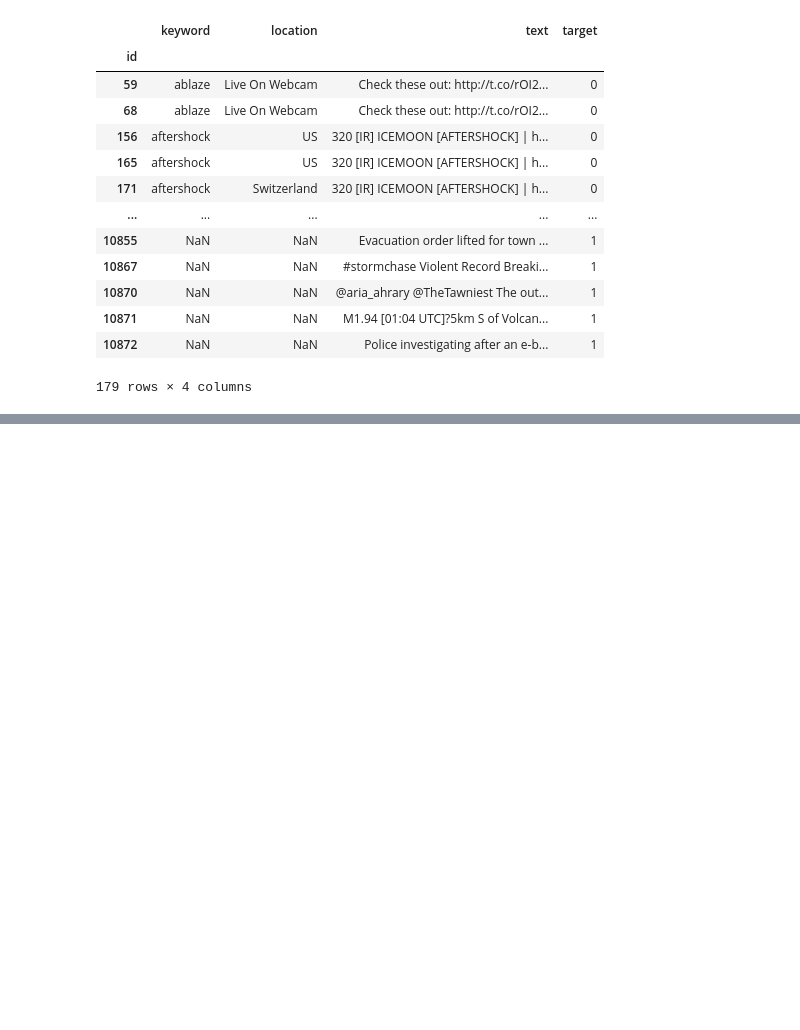
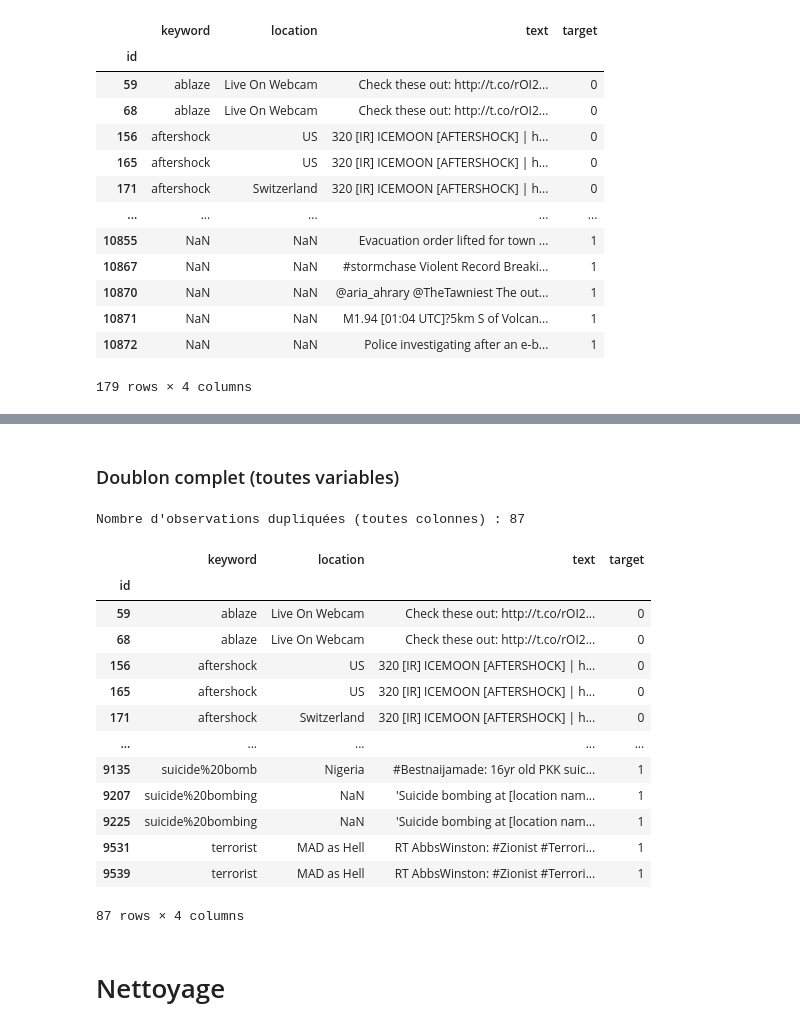
Before and after one commit to pierre-mazard/eye-of-emergency, a Jupyter notebook: notebooks/eye_of_emergency_analysis.ipynb, the cells around one changed output, grey strips where cells are left out. Saved outputs shown, nothing was run; the diff lists cells and outputs as text; code cells hidden in the pictures; blank space fills up the shorter version.

```diff
--- a/notebooks/eye_of_emergency_analysis.ipynb
+++ b/notebooks/eye_of_emergency_analysis.ipynb
@@ -197,0 +310,25 @@ df['text'].value_counts()[lambda x: x > 1].sum()
+# %% [markdown]
+### Doublon complet (toutes variables)
+# %%
+# Afficher uniquement les observations qui sont des doublons complets (toutes colonnes confondues)
+full_duplicates = df[df.duplicated(keep=False)]
+print(f"Nombre d'observations dupliquées (toutes colonnes) : {full_duplicates.shape[0]}")
+display(full_duplicates)
+# %% [output]
+Nombre d'observations dupliquées (toutes colonnes) : 87
+|  | keyword | location | text | target |
+| id |  |  |  |  |
+| 59 | ablaze | Live On Webcam | Check these out: http://t.co/rOI2... | 0 |
+| 68 | ablaze | Live On Webcam | Check these out: http://t.co/rOI2... | 0 |
+| 156 | aftershock | US | 320 [IR] ICEMOON [AFTERSHOCK] | h... | 0 |
+| 165 | aftershock | US | 320 [IR] ICEMOON [AFTERSHOCK] | h... | 0 |
+| 171 | aftershock | Switzerland | 320 [IR] ICEMOON [AFTERSHOCK] | h... | 0 |
+| ... | ... | ... | ... | ... |
+| 9135 | suicide%20bomb | Nigeria | #Bestnaijamade: 16yr old PKK suic... | 1 |
+| 9207 | suicide%20bombing | NaN | 'Suicide bombing at [location nam... | 1 |
+| 9225 | suicide%20bombing | NaN | 'Suicide bombing at [location nam... | 1 |
+| 9531 | terrorist | MAD as Hell | RT AbbsWinston: #Zionist #Terrori... | 1 |
+| 9539 | terrorist | MAD as Hell | RT AbbsWinston: #Zionist #Terrori... | 1 |
+87 rows × 4 columns
+# %% [markdown]
+# Nettoyage
```
Also changed, not shown: parts of 32 cells of this notebook.
